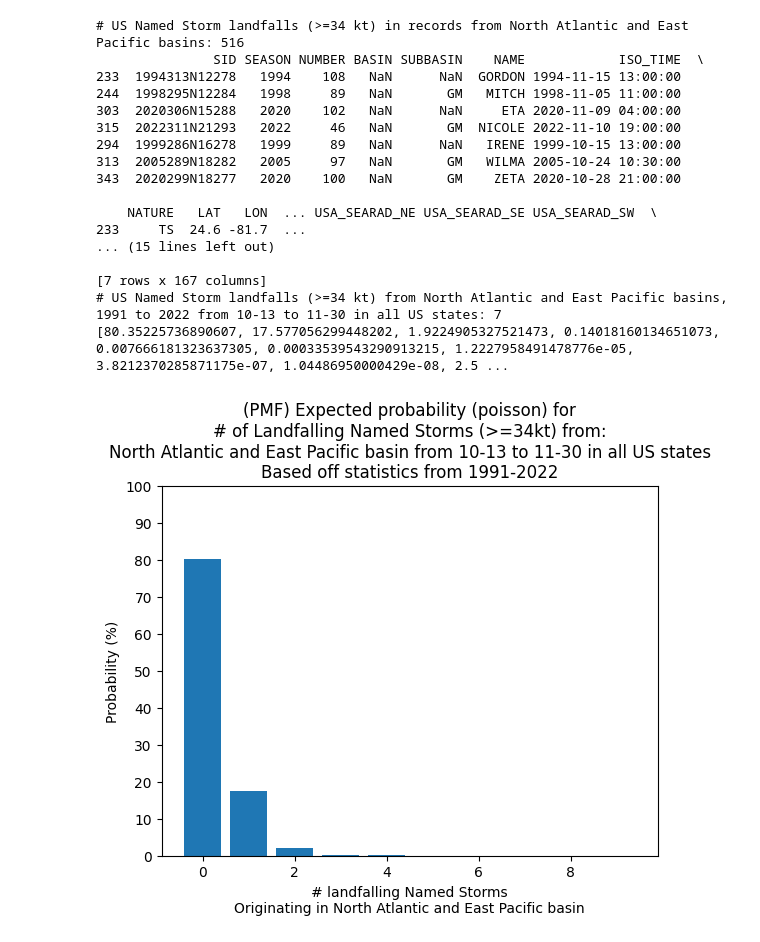
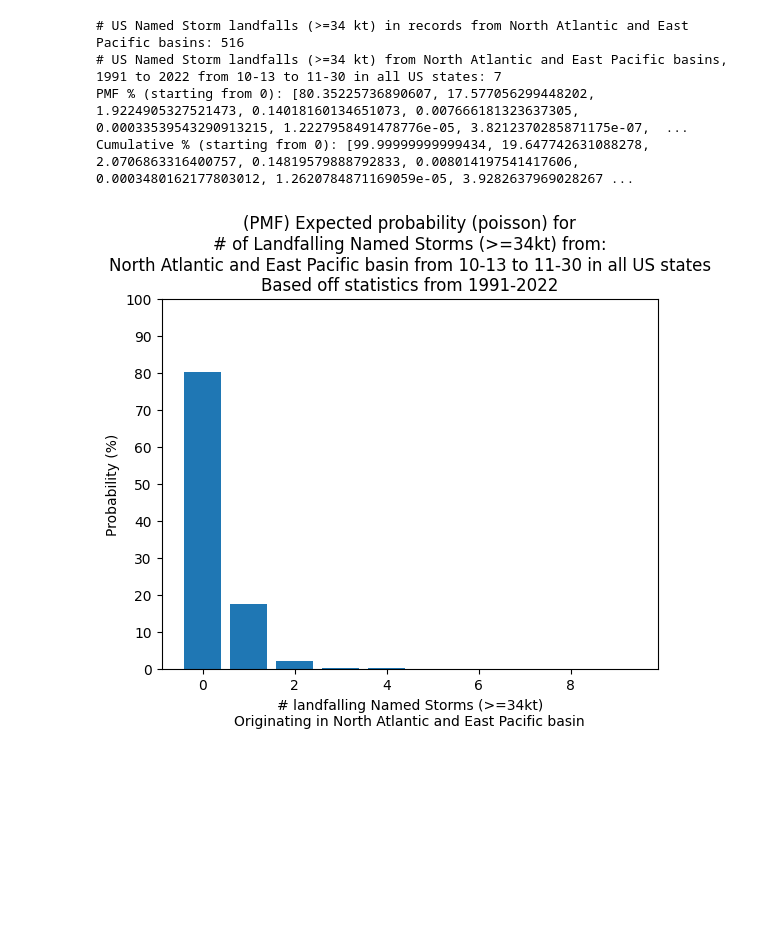
Before and after one commit to JRPdata/cyclone_climatology, a Jupyter notebook: cyclone_climatology.ipynb, the cells around one changed output. Drawn from its saved outputs; the diff is of its cells as text; code cells hidden in the pictures; blank space fills up the shorter version.

```diff
--- a/cyclone_climatology.ipynb
+++ b/cyclone_climatology.ipynb
@@ -503,52 +502,65 @@ print(f"# US Named Storm landfalls (>=34 kt) in records from {full_basin_name} b
 landfalling_in_period = get_landfalling_conditional(
     df_ref_with_state,
     states=states,
     start_year=start_year, end_year=end_year,
     start_month_num=start_month, start_day_num_of_month=start_day,
     end_month_num=end_month, end_day_num_of_month=end_day
 )
-print(landfalling_in_period)
+#print(landfalling_in_period)
 num_years = (end_year - start_year + 1)
 num_in_period = len(landfalling_in_period)
 print(f"# US Named Storm landfalls (>=34 kt) from {full_basin_name} basins, {start_year} to {end_year} {sub_period_str} {states_str}:", num_in_period)
 
 event_counts = list(range(0,10))
-ep_pct_per_event_count = []
+pmf_pct_per_event_count = []
+cum_pct_per_event_count = []
+pct_total = 0
 for n in event_counts:
-    ep_pct_per_event_count.append(100 * poisson_pmf(num_years, num_in_period, n))
+    pct = 100 * poisson_pmf(num_years, num_in_period, n)
+    pct_total += pct
+    pmf_pct_per_event_count.append(pct)
 
-print(ep_pct_per_event_count)
+remaining_pct = pct_total
+# get cumulative probability from pmf
+for pct in pmf_pct_per_event_count:
+    cum_pct_per_event_count.append(remaining_pct)
+    remaining_pct = remaining_pct - pct
+
+print("PMF % (starting from 0):", pmf_pct_per_event_count)
+print("Cumulative % (starting from 0):", cum_pct_per_event_count)
+
 # Create a bar chart
-plt.bar(event_counts, ep_pct_per_event_count)
+plt.bar(event_counts, pmf_pct_per_event_count)
 
 plt.ylim(0, 100)
 plt.yticks(range(0, 101, 10))
 
 # Label the axes and give the chart a title
-plt.xlabel(f'# landfalling Named Storms\nOriginating in {full_basin_name} basin')
+plt.xlabel(f'# landfalling Named Storms (>=34kt)\nOriginating in {full_basin_name} basin')
 plt.ylabel('Probability (%)')
 plt.title(f"(PMF) Expected probability (poisson) for\n# of Landfalling Named Storms (>=34kt) from:\n" +
           f"{full_basin_name} basin {sub_period_str} {states_str}\n" +
           f"Based off statistics from {start_year}-{end_year}")
 
 # Show the chart
 plt.show()
+
+# Cumulative Probabilities chart
+plt.bar(event_counts, cum_pct_per_event_count)
+
+plt.ylim(0, 100)
+plt.yticks(range(0, 101, 10))
+
+# Label the axes and give the chart a title
+plt.xlabel(f'# landfalling Named Storms (>=34kt)\n originating in {full_basin_name} basin')
+plt.ylabel('Probability (%)')
+plt.title(f"Cumulative Expected probability (poisson) for\n# of Landfalling Named Storms (>=34kt) from:\n" +
+          f"{full_basin_name} basin {sub_period_str} {states_str}\n" +
+          f"Based off statistics from {start_year}-{end_year}")
+plt.show()
 # %% [output]
 # US Named Storm landfalls (>=34 kt) in records from North Atlantic and East Pacific basins: 516
-               SID SEASON NUMBER BASIN SUBBASIN    NAME            ISO_TIME  \
-233  1994313N12278   1994    108   NaN      NaN  GORDON 1994-11-15 13:00:00
-244  1998295N12284   1998     89   NaN       GM   MITCH 1998-11-05 11:00:00
-303  2020306N15288   2020    102   NaN      NaN     ETA 2020-11-09 04:00:00
-315  2022311N21293   2022     46   NaN       GM  NICOLE 2022-11-10 19:00:00
-294  1999286N16278   1999     89   NaN      NaN   IRENE 1999-10-15 13:00:00
-313  2005289N18282   2005     97   NaN       GM   WILMA 2005-10-24 10:30:00
-343  2020299N18277   2020    100   NaN       GM    ZETA 2020-10-28 21:00:00
-
-    NATURE   LAT   LON  ... USA_SEARAD_NE USA_SEARAD_SE USA_SEARAD_SW  \
-233     TS  24.6 -81.7  ...
-... (15 lines left out)
-
-[7 rows x 167 columns]
 # US Named Storm landfalls (>=34 kt) from North Atlantic and East Pacific basins, 1991 to 2022 from 10-13 to 11-30 in all US states: 7
-[80.35225736890607, 17.577056299448202, 1.9224905327521473, 0.14018160134651073, 0.007666181323637305, 0.00033539543290913215, 1.2227958491478776e-05, 3.8212370285871175e-07, 1.04486950000429e-08, 2.5 ...
+PMF % (starting from 0): [80.35225736890607, 17.577056299448202, 1.9224905327521473, 0.14018160134651073, 0.007666181323637305, 0.00033539543290913215, 1.2227958491478776e-05, 3.8212370285871175e-07,  ...
+Cumulative % (starting from 0): [99.99999999999434, 19.647742631088278, 2.0706863316400757, 0.14819579888792833, 0.008014197541417606, 0.0003480162177803012, 1.2620784871169059e-05, 3.9282637969028267 ...
-[figure, old version]
+[figure, new version]
```
Also changed, not shown: parts of 8 cells of this notebook.
